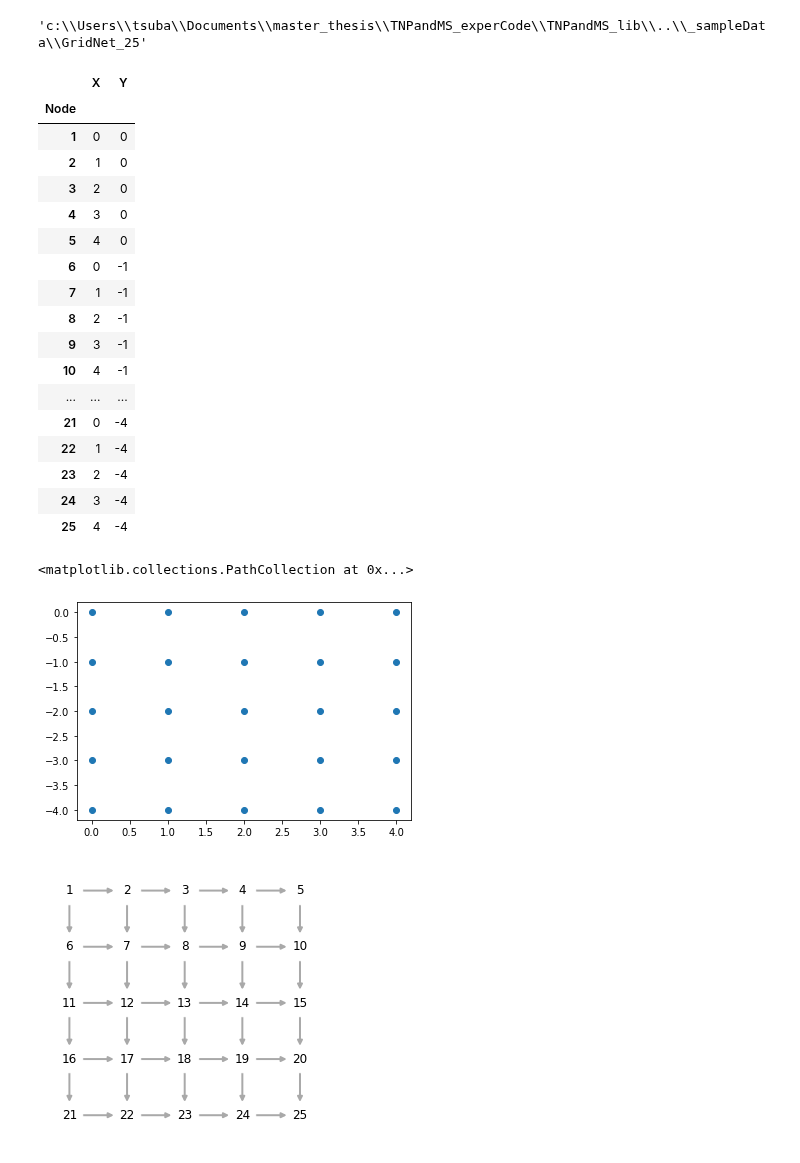
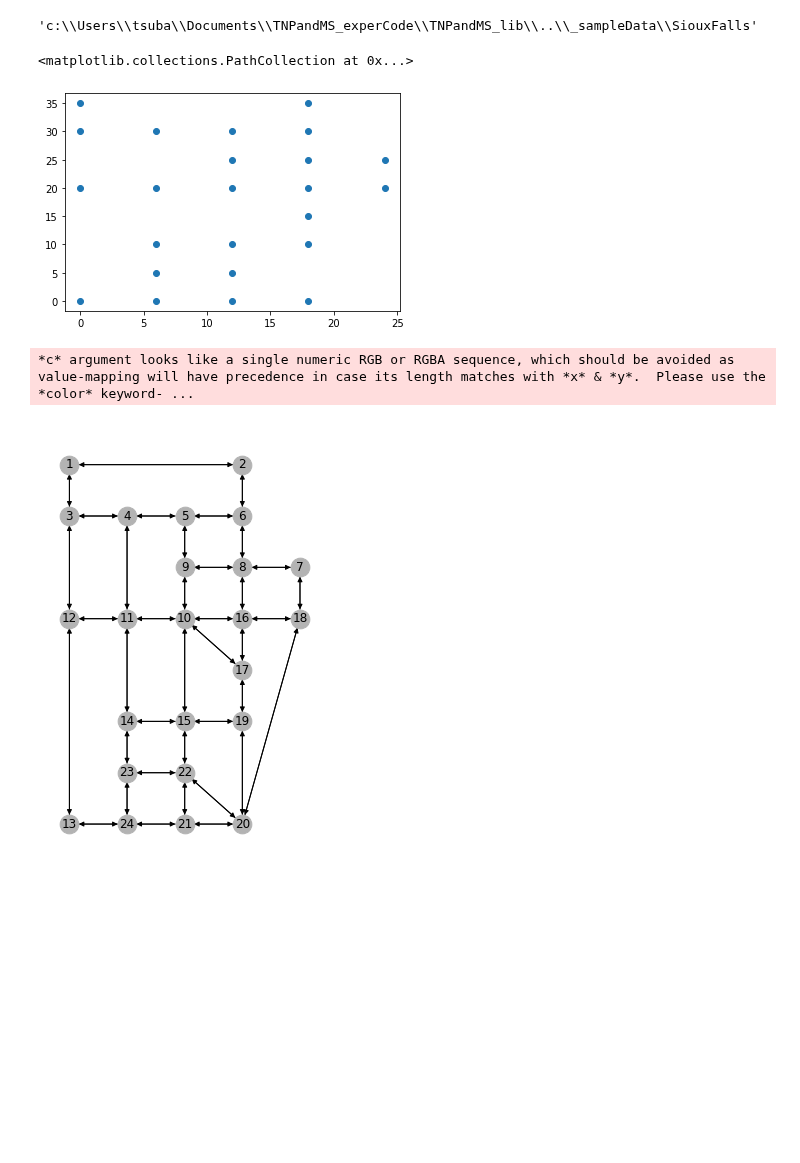
Before and after one commit to TsubasaTakeda/TNPandMS_experCode, a Jupyter notebook: TNPandMS_lib/Network/visualizeNetwork.ipynb, the cells around one changed output. Saved outputs shown, nothing was run; the diff lists cells and outputs as text; code cells hidden in the pictures; blank space fills up the shorter version.

```diff
--- a/TNPandMS_lib/Network/visualizeNetwork.ipynb
+++ b/TNPandMS_lib/Network/visualizeNetwork.ipynb
@@ -10,42 +10,23 @@ import matplotlib.pyplot as plt
 %matplotlib inline
 # %%
 dir_name = '_sampleData'
-net_name = 'GridNet_25'
+net_name = 'SiouxFalls'
 
 # Assume you have not changed the relative paths after cloning the repository
 root = os.path.dirname(os.path.abspath('.'))
 root = os.path.join(root, '..', dir_name, net_name)
 root
 # %% [output]
-'c:\\Users\\tsuba\\Documents\\master_thesis\\TNPandMS_experCode\\TNPandMS_lib\\..\\_sampleData\\GridNet_25'
+'c:\\Users\\tsuba\\Documents\\TNPandMS_experCode\\TNPandMS_lib\\..\\_sampleData\\SiouxFalls'
 # %%
 df = rn.read_node(os.path.join(root, 'netname_node.tntp'.replace('netname', net_name)))
-df
+# df
-# %% [output]
-|  | X | Y |
-| Node |  |  |
-| 1 | 0 | 0 |
-| 2 | 1 | 0 |
-| 3 | 2 | 0 |
-| 4 | 3 | 0 |
-| 5 | 4 | 0 |
-| 6 | 0 | -1 |
-| 7 | 1 | -1 |
-| 8 | 2 | -1 |
-| 9 | 3 | -1 |
-| 10 | 4 | -1 |
-| ... | ... | ... |
-| 21 | 0 | -4 |
-| 22 | 1 | -4 |
-| 23 | 2 | -4 |
-| 24 | 3 | -4 |
-| 25 | 4 | -4 |
 # %%
 plt.figure()
 plt.scatter(df['X'], df['Y'])
 # %% [output]
 <matplotlib.collections.PathCollection at 0x...>
-[figure, old version]
+[figure, new version]
 # %%
 net = rn.read_net(os.path.join(root, 'netname_net.tntp'.replace('netname', net_name)))
 # %%
@@ -65,12 +46,13 @@ except KeyError:
 # pos
 # %%
 # networkX 内にグラフ描画機能があるのでそれを使う
-plt.figure(figsize = (5, 5))
-nx.draw_networkx(G, pos=pos, arrows=True, arrowsize=10, edge_color="darkgray", node_color="w", width=2, node_size=700, font_size=12)
+plt.figure(figsize = (5, 8))
+nx.draw_networkx(G, pos=pos, arrows=True, arrowsize=10, edge_color="black", node_color=(0.7, 0.7, 0.7), width=1, node_size=350, font_size=12)
 plt.axis('off')
 plt.show()
 # %% [output]
+*c* argument looks like a single numeric RGB or RGBA sequence, which should be avoided as value-mapping will have precedence in case its length matches with *x* & *y*.  Please use the *color* keyword- ...
-[figure, old version]
+[figure, new version]
 # %%
 color = net['free_flow_time']
 # networkX 内にグラフ描画機能があるのでそれを使う
```
Also changed, not shown: parts of 1 cell of this notebook, 2 other files.
